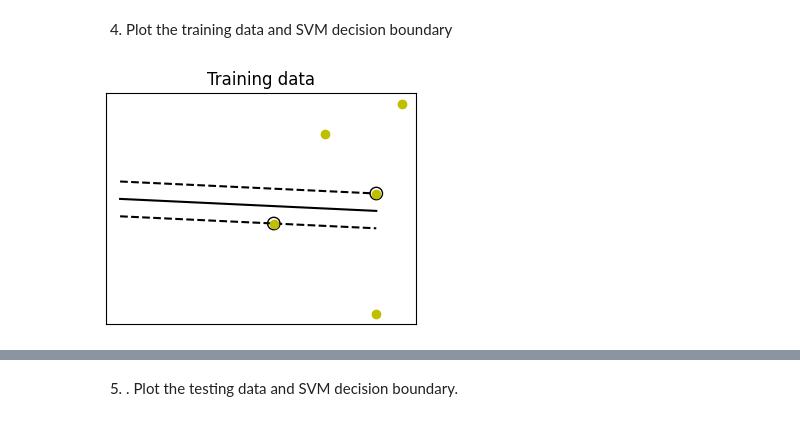
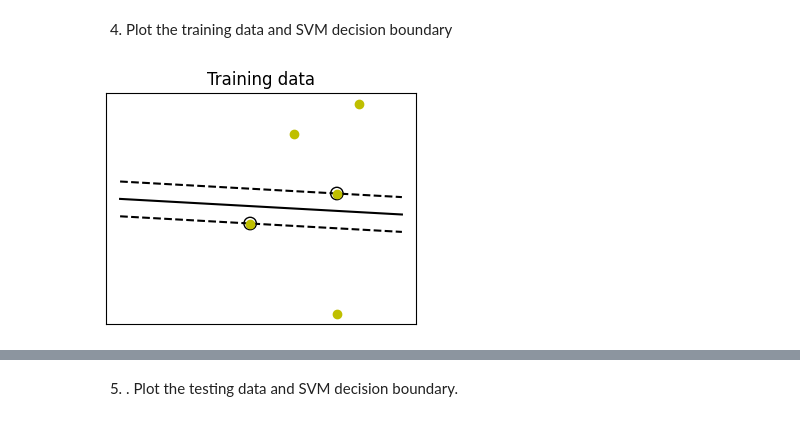
Before and after one commit to kumudu12/EN5870, a Jupyter notebook: Assignment_02_on_Backpropagation,_SVM_and_kNN.ipynb, the cells around one changed output, grey strips where cells are left out. Saved outputs shown, nothing was run; the diff lists cells and outputs as text; code cells hidden in the pictures.

```diff
--- a/Assignment_02_on_Backpropagation,_SVM_and_kNN.ipynb
+++ b/Assignment_02_on_Backpropagation,_SVM_and_kNN.ipynb
@@ -81,51 +73,37 @@ import numpy as np
 import matplotlib.pyplot as plt
 from sklearn import svm
 
-#fignum = 1
 clf = svm.SVC(kernel='linear')
 clf.fit(X_train, y_train)
 
 # get the separating margin
 w = clf.coef_[0]
 a = -w[0] / w[1]
-xx = np.linspace(-5, 5)
+xx = np.linspace(-5, 8)
 yy = a * xx - (clf.intercept_[0]) / w[1]
 
     # plot the parallels to the separating hyperplane that pass through the
     # support vectors (margin away from hyperplane in direction
     # perpendicular to hyperplane). This is sqrt(1+a^2) away vertically in
     # 2-d.
 margin = 1 / np.sqrt(np.sum(clf.coef_ ** 2))
 yy_down = yy - np.sqrt(1 + a ** 2) * margin
 yy_up = yy + np.sqrt(1 + a ** 2) * margin
 
 # plot the line, the points, and the nearest vectors to the plane
 plt.figure(figsize=(4, 3))
 plt.clf()
 plt.plot(xx, yy, 'k-')
 plt.plot(xx, yy_down, 'k--')
 plt.plot(xx, yy_up, 'k--')
 
 plt.scatter(clf.support_vectors_[:, 0], clf.support_vectors_[:, 1], s=80,
                 facecolors='none', zorder=10, edgecolors='k')
 plt.scatter(X_train[:, 0], X_train[:, 1], c='y', zorder=10, cmap=plt.cm.Paired)
 
-
-#XX, YY = np.mgrid[x_min:x_max:200j, y_min:y_max:200j]
-#Z = clf.predict(np.c_[XX.ravel(), YY.ravel()])
-
-    # Put the result into a color plot
-#Z = Z.reshape(XX.shape)
-#plt.figure(fignum, figsize=(4, 3))
-#plt.pcolormesh(XX, YY, Z, cmap=plt.cm.Paired)
-
-#plt.xlim(x_min, x_max)
-#plt.ylim(y_min, y_max)
-
 plt.xticks(())
 plt.yticks(())
 plt.title('Training data')
-#fignum = fignum + 1
 plt.show()
 # %% [output]
-[figure, old version]
+[figure, new version]
```
Also changed, not shown: parts of 10 cells of this notebook.
